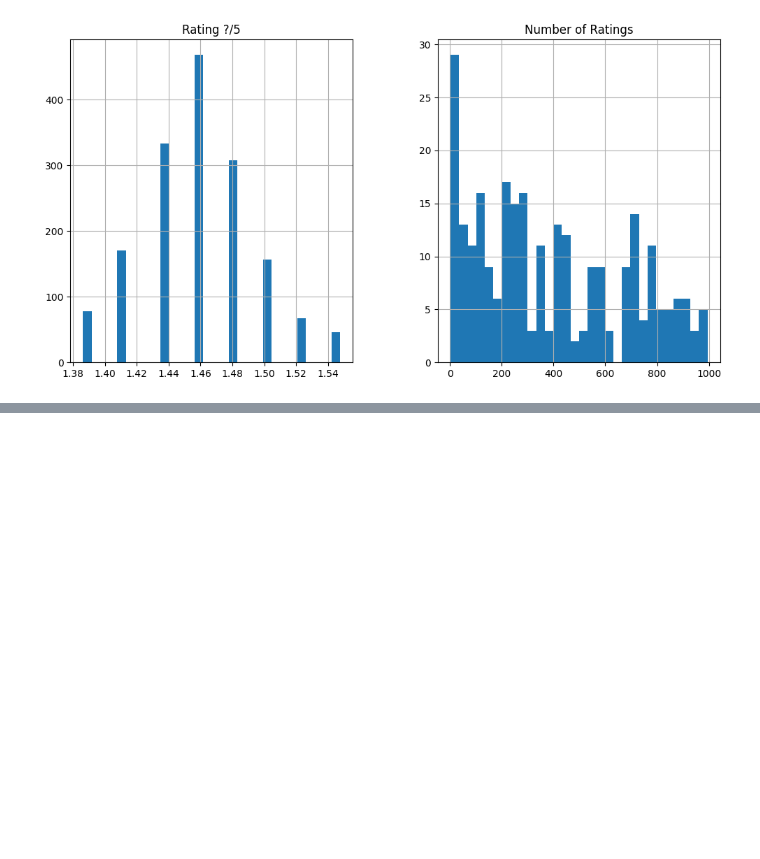
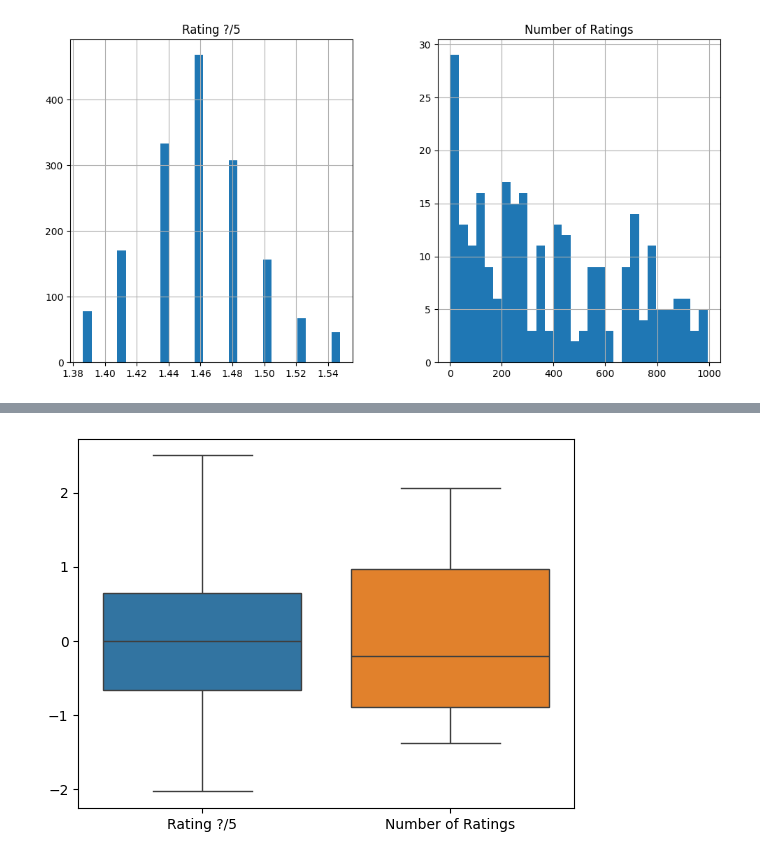
Before and after one commit to Kidar12/GDGoC_ML_Assignment-2, a Jupyter notebook: Dataset_MBP.ipynb, the cells around one changed output, grey strips where cells are left out. Cells and saved outputs as stored; diff of their text form; code cells hidden in the pictures; blank space fills up the shorter version.

```diff
--- a/Dataset_MBP.ipynb
+++ b/Dataset_MBP.ipynb
@@ -172,0 +214,5 @@ plt.show()
+# %%
+sns.boxplot(data=x_train[num])
+plt.show()
+# %% [output]
+[figure, added]
```
Also changed, not shown: parts of 17 cells of this notebook.
